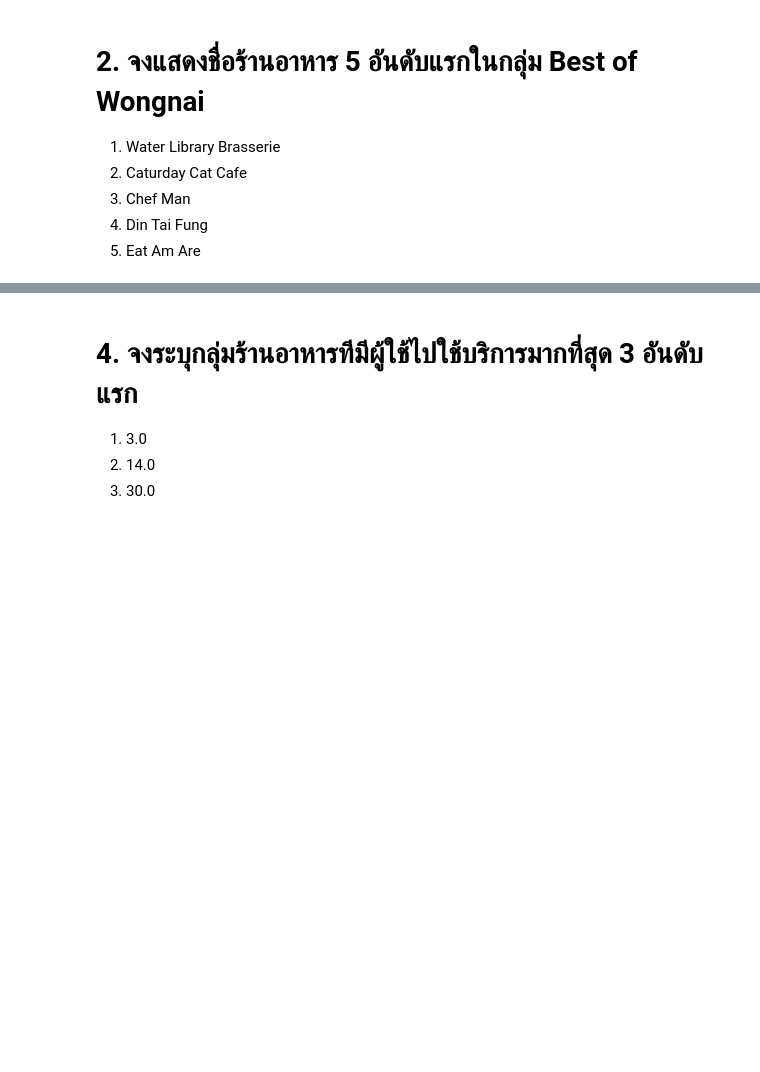
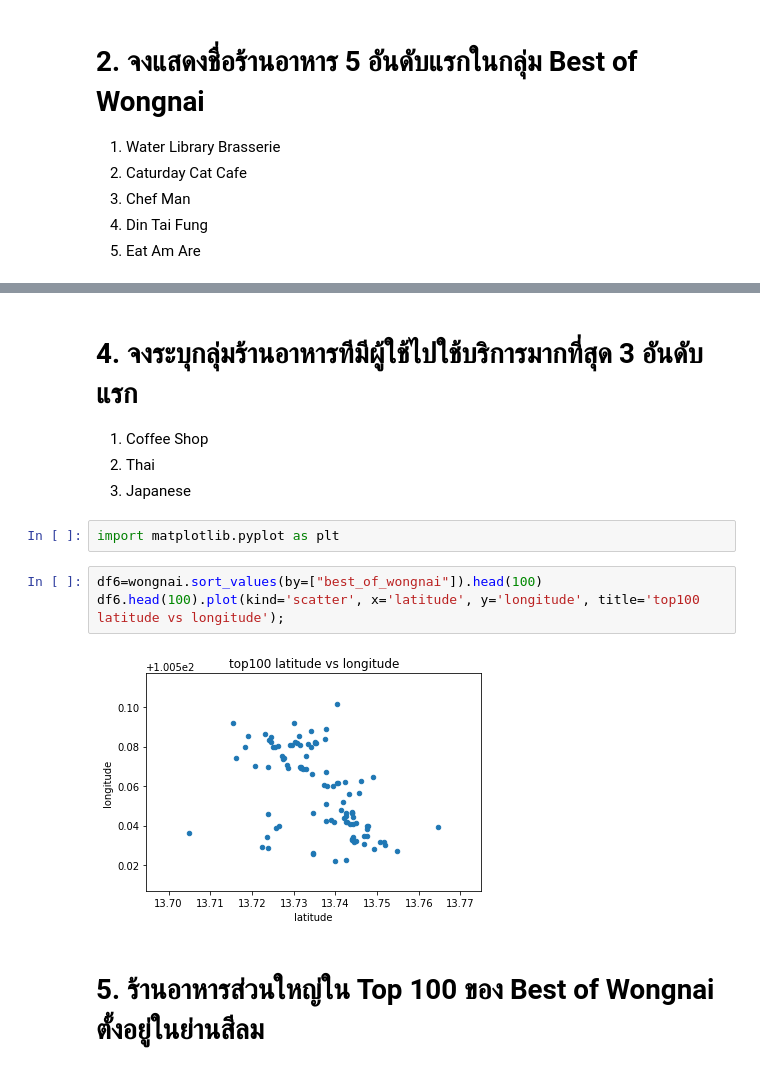
Before and after one commit to traviolus/DataSci, a Jupyter notebook: Activity1/Activity1.ipynb, the cells around one changed output, grey strips where cells are left out. Drawn from its saved outputs; the diff is of its cells as text; blank space fills up the shorter version.

```diff
--- a/Activity1/Activity1.ipynb
+++ b/Activity1/Activity1.ipynb
@@ -104,5 +127,14 @@ dtype: int64
 # %% [markdown]
 # 4. จงระบุกลุ่มร้านอาหารทีมีผู้ใช้ไปใช้บริการมากที่สุด 3 อันดับแรก
-1. 3.0
-2. 14.0
-3. 30.0
+1. Coffee Shop
+2. Thai
+3. Japanese
+# %%
+import matplotlib.pyplot as plt
+# %%
+df6=wongnai.sort_values(by=["best_of_wongnai"]).head(100)
+df6.head(100).plot(kind='scatter', x='latitude', y='longitude', title='top100 latitude vs longitude');
+# %% [output]
+[figure, added]
+# %% [markdown]
+# 5. ร้านอาหารส่วนใหญ่ใน Top 100 ของ Best of Wongnai ตั้งอยู่ในย่านสีลม
```
Also changed, not shown: parts of 10 cells of this notebook.
